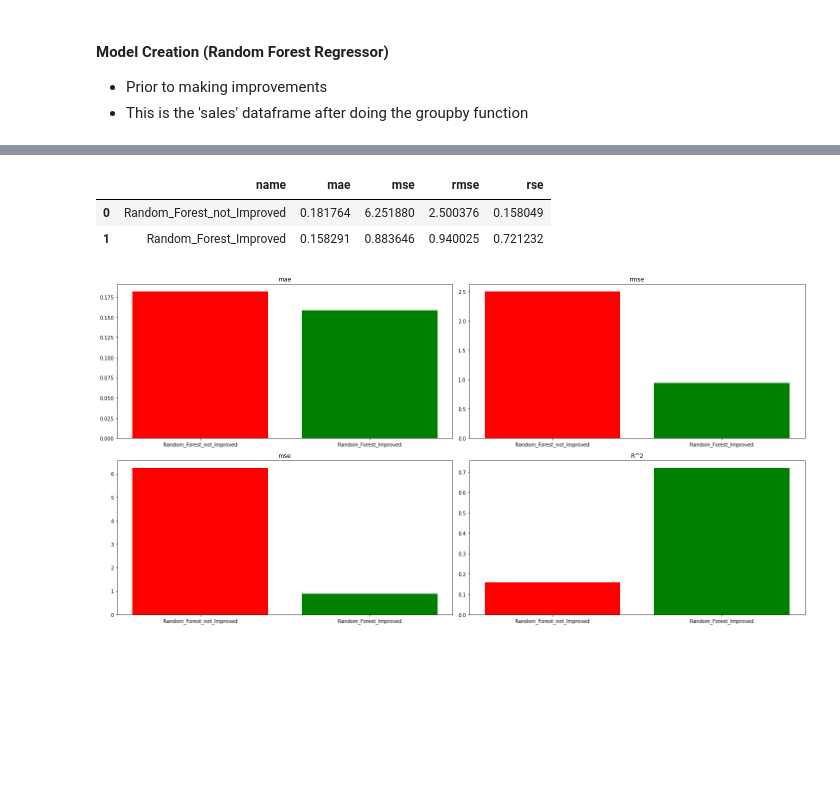
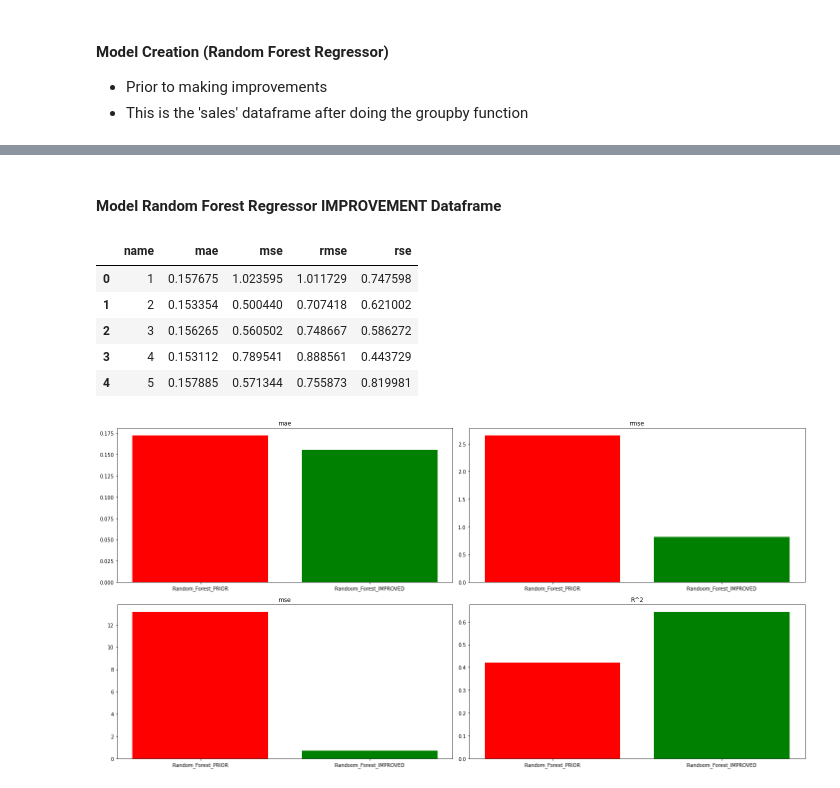
Before and after one commit to MichaelWoo-git/Predicting_Future_Sales_Timeseries, a Jupyter notebook: woo_,michael_finalproj.ipynb, the cells around one changed output, grey strips where cells are left out. Cells and saved outputs as stored; diff of their text form; code cells hidden in the pictures; blank space fills up the shorter version.

```diff
--- a/regression_analysis.ipynb
+++ b/woo_,michael_finalproj.ipynb
@@ -361,3 +350,9 @@ rse_lst = list()
+# %%
+kfold_lst_rf = list(range(1,6))
+mae_lst_prior = list()
+mse_lst_prior = list()
+rmse_lst_prior = list()
+rse_lst_prior = list()
 # %% [markdown]
 #### Model Creation (Random Forest Regressor)
 * Prior to making improvements
@@ -426 +394,6 @@ y_pred = pipe.predict(x_test)
+# %%
+mae_lst_improv = list()
+mse_lst_improv = list()
+rmse_lst_improv = list()
+rse_lst_improv = list()
 # %%
@@ -445,0 +427,3 @@ R-squared Error: 0.7212317067749429
+# %%
+df_prior = pd.DataFrame({"kfold":kfold_lst_rf,"mae":mae_lst_prior,"mse":mse_lst_prior,"rmse":rmse_lst_prior,"rse":rse_lst_prior })
+df_prior.head()
@@ -446,31 +437,32 @@ R-squared Error: 0.7212317067749429
+# %% [markdown]
+#### Model Random Forest Regressor IMPROVEMENT Dataframe
 # %%
-df_stats = pd.DataFrame({"name":name_lst,"mae":mae_lst,"mse":mse_lst,"rmse":rmse_lst,"rse":rse_lst })
+df_improv = pd.DataFrame({"name": kfold_lst_rf,"mae":mae_lst_improv,"mse":mse_lst_improv,"rmse":rmse_lst_improv,"rse":rse_lst_improv })
+df_improv.head()
+# %% [output]
+|  | name | mae | mse | rmse | rse |
+| 0 | 1 | 0.157675 | 1.023595 | 1.011729 | 0.747598 |
+| 1 | 2 | 0.153354 | 0.500440 | 0.707418 | 0.621002 |
+| 2 | 3 | 0.156265 | 0.560502 | 0.748667 | 0.586272 |
+| 3 | 4 | 0.153112 | 0.789541 | 0.888561 | 0.443729 |
+| 4 | 5 | 0.157885 | 0.571344 | 0.755873 | 0.819981 |
-# %%
-df_stats.head()
-# %% [output]
-|  | name | mae | mse | rmse | rse |
-| 0 | Random_Forest_not_Improved | 0.181764 | 6.251880 | 2.500376 | 0.158049 |
-| 1 | Random_Forest_Improved | 0.158291 | 0.883646 | 0.940025 | 0.721232 |
 # %%
-import seaborn as sns
-from matplotlib import pyplot as plt
-
 fig, axs = plt.subplots(2, 2,figsize=(20, 10))
 
-axs[0, 0].bar(df_stats.name, df_stats.mae,color=["red",'green'])
+axs[0, 0].bar(["Random_Forest_PRIOR","Randoom_Forest_IMPROVED"], [df_prior.mae.mean(),df_improv.mae.mean()],color=["red",'green'])
 axs[0, 0].set_title("mae")
 axs[0, 0]
 
 
-axs[1, 0].bar(df_stats.name, df_stats.mse,color=["red",'green'])
+axs[1, 0].bar(["Random_Forest_PRIOR","Randoom_Forest_IMPROVED"], [df_prior.mse.mean(),df_improv.mse.mean()],color=["red",'green'])
 axs[1, 0].set_title("mse")
 
-axs[0, 1].bar(df_stats.name, df_stats.rmse,color=["red",'green'])
+axs[0, 1].bar(["Random_Forest_PRIOR","Randoom_Forest_IMPROVED"], [df_prior.rmse.mean(),df_improv.rmse.mean()],color=["red",'green'])
 axs[0, 1].set_title("rmse")
 
-axs[1, 1].bar(df_stats.name, df_stats.rse,color=["red",'green'])
+axs[1, 1].bar(["Random_Forest_PRIOR","Randoom_Forest_IMPROVED"], [df_prior.rse.mean(),df_improv.rse.mean()],color=["red",'green'])
 axs[1, 1].set_title("R^2")
 
 fig.tight_layout()
 # %% [output]
-[figure, old version]
+[figure, new version]
```
Also changed, not shown: parts of 17 cells of this notebook, 1 other file.
